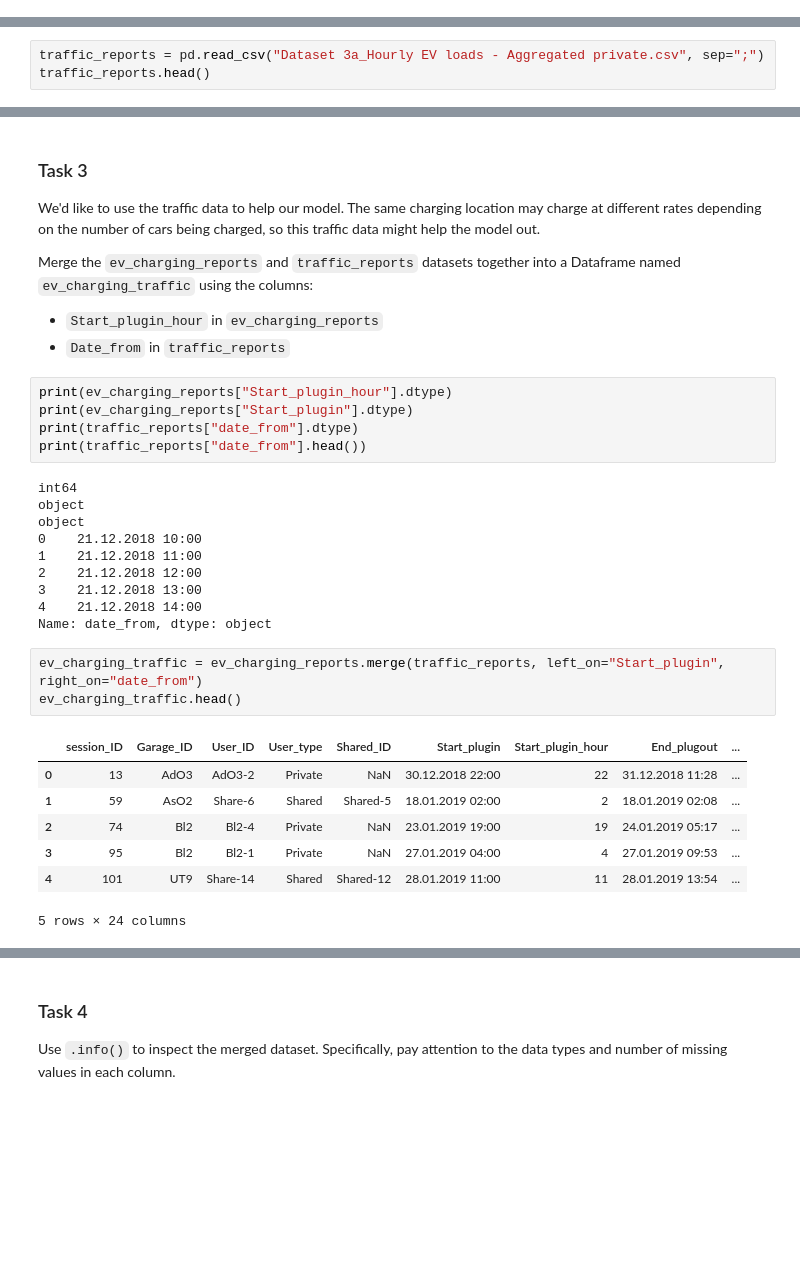
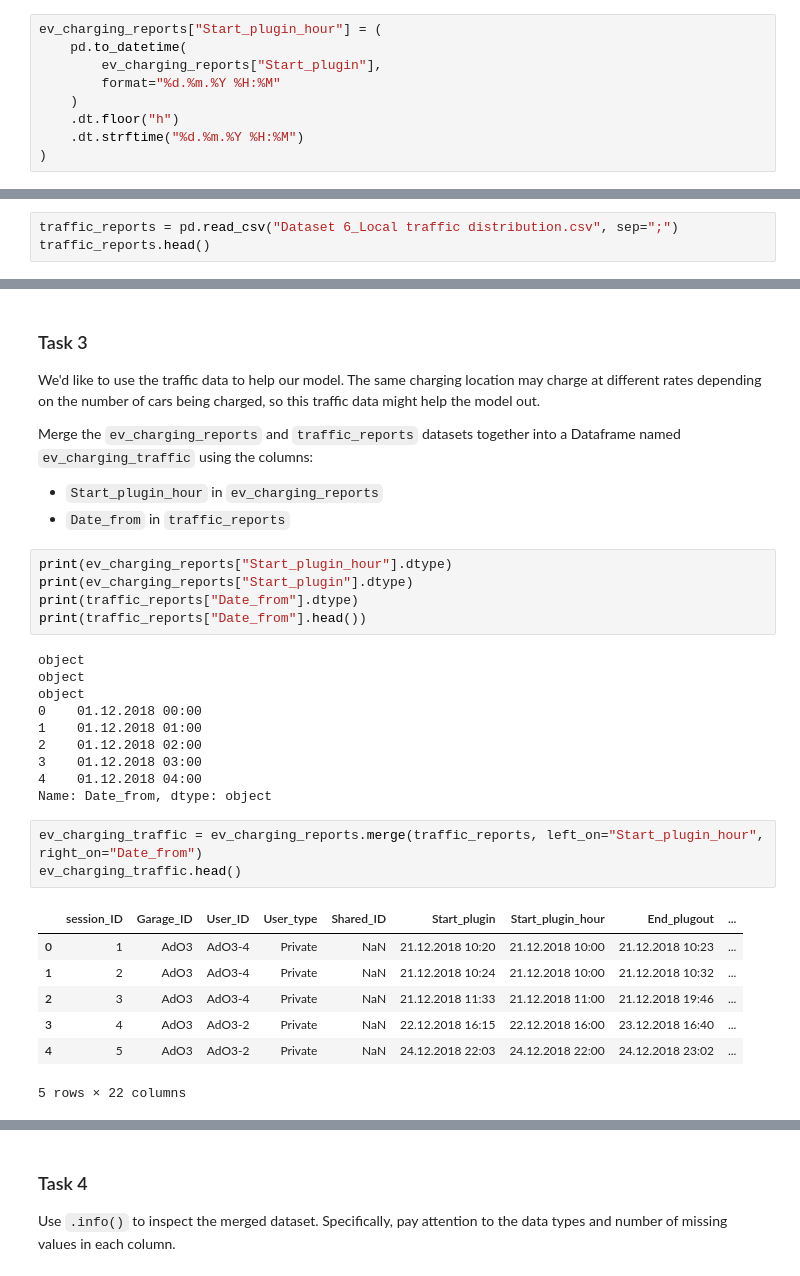
Before and after one commit to charlesgwellem/ev-charging-load-pytorch, a Jupyter notebook: Predicting Electric Vehicle Charging Loads.ipynb, the cells around one changed output, grey strips where cells are left out. Cells and saved outputs as stored; diff of their text form; blank space fills up the shorter version.

```diff
--- a/Predicting Electric Vehicle Charging Loads.ipynb
+++ b/Predicting Electric Vehicle Charging Loads.ipynb
@@ -49,6 +52,15 @@ ev_charging_reports.head()
 | 2 | 3 | AdO3 | AdO3-4 | Private | NaN | 21.12.2018 11:33 | 11 | 21.12.2018 19:46 | ... |
 | 3 | 4 | AdO3 | AdO3-2 | Private | NaN | 22.12.2018 16:15 | 16 | 23.12.2018 16:40 | ... |
 | 4 | 5 | AdO3 | AdO3-2 | Private | NaN | 24.12.2018 22:03 | 22 | 24.12.2018 23:02 | ... |
+# %%
+ev_charging_reports["Start_plugin_hour"] = (
+    pd.to_datetime(
+        ev_charging_reports["Start_plugin"],
+        format="%d.%m.%Y %H:%M"
+    )
+    .dt.floor("h")
+    .dt.strftime("%d.%m.%Y %H:%M")
+)
 # %%
 ev_charging_reports.columns
 # %% [output]
@@ -86,6 +98,6 @@ Import the file `'datasets/Local traffic distribution.csv'` to a pandas DataFram
 
 Preview the first five rows.
 # %%
-traffic_reports = pd.read_csv("Dataset 3a_Hourly EV loads - Aggregated private.csv", sep=";")
+traffic_reports = pd.read_csv("Dataset 6_Local traffic distribution.csv", sep=";")
 traffic_reports.head()
 # %% [output]
@@ -123,26 +135,26 @@ Merge the `ev_charging_reports` and `traffic_reports` datasets together into a D
 # %%
 print(ev_charging_reports["Start_plugin_hour"].dtype)
 print(ev_charging_reports["Start_plugin"].dtype)
-print(traffic_reports["date_from"].dtype)
-print(traffic_reports["date_from"].head())
+print(traffic_reports["Date_from"].dtype)
+print(traffic_reports["Date_from"].head())
 # %% [output]
-int64
 object
 object
-0    21.12.2018 10:00
-1    21.12.2018 11:00
-2    21.12.2018 12:00
-3    21.12.2018 13:00
-4    21.12.2018 14:00
-Name: date_from, dtype: object
+object
+0    01.12.2018 00:00
+1    01.12.2018 01:00
+2    01.12.2018 02:00
+3    01.12.2018 03:00
+4    01.12.2018 04:00
+Name: Date_from, dtype: object
 # %%
-ev_charging_traffic = ev_charging_reports.merge(traffic_reports, left_on="Start_plugin", right_on="date_from")
+ev_charging_traffic = ev_charging_reports.merge(traffic_reports, left_on="Start_plugin_hour", right_on="Date_from")
 ev_charging_traffic.head()
 # %% [output]
 |  | session_ID | Garage_ID | User_ID | User_type | Shared_ID | Start_plugin | Start_plugin_hour | End_plugout | ... |
-| 0 | 13 | AdO3 | AdO3-2 | Private | NaN | 30.12.2018 22:00 | 22 | 31.12.2018 11:28 | ... |
-| 1 | 59 | AsO2 | Share-6 | Shared | Shared-5 | 18.01.2019 02:00 | 2 | 18.01.2019 02:08 | ... |
-| 2 | 74 | Bl2 | Bl2-4 | Private | NaN | 23.01.2019 19:00 | 19 | 24.01.2019 05:17 | ... |
-| 3 | 95 | Bl2 | Bl2-1 | Private | NaN | 27.01.2019 04:00 | 4 | 27.01.2019 09:53 | ... |
-| 4 | 101 | UT9 | Share-14 | Shared | Shared-12 | 28.01.2019 11:00 | 11 | 28.01.2019 13:54 | ... |
+| 0 | 1 | AdO3 | AdO3-4 | Private | NaN | 21.12.2018 10:20 | 21.12.2018 10:00 | 21.12.2018 10:23 | ... |
+| 1 | 2 | AdO3 | AdO3-4 | Private | NaN | 21.12.2018 10:24 | 21.12.2018 10:00 | 21.12.2018 10:32 | ... |
+| 2 | 3 | AdO3 | AdO3-4 | Private | NaN | 21.12.2018 11:33 | 21.12.2018 11:00 | 21.12.2018 19:46 | ... |
+| 3 | 4 | AdO3 | AdO3-2 | Private | NaN | 22.12.2018 16:15 | 22.12.2018 16:00 | 23.12.2018 16:40 | ... |
+| 4 | 5 | AdO3 | AdO3-2 | Private | NaN | 24.12.2018 22:03 | 24.12.2018 22:00 | 24.12.2018 23:02 | ... |
-5 rows × 24 columns
+5 rows × 22 columns
```
Also changed, not shown: parts of 40 cells of this notebook.
